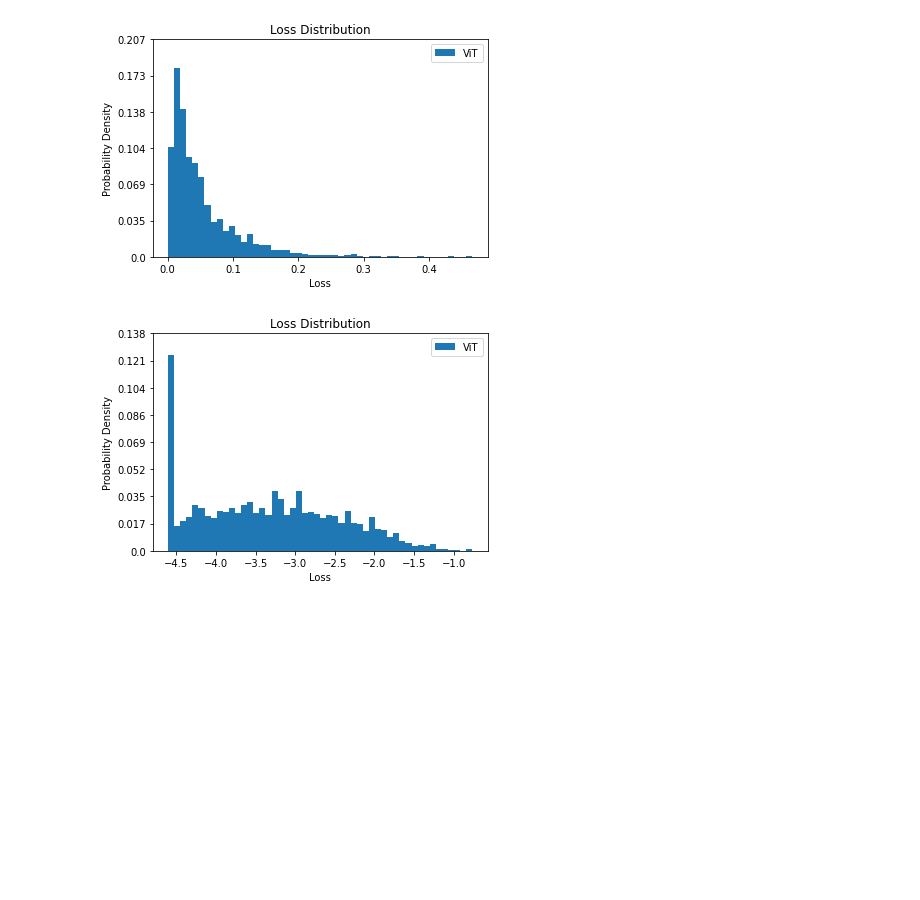
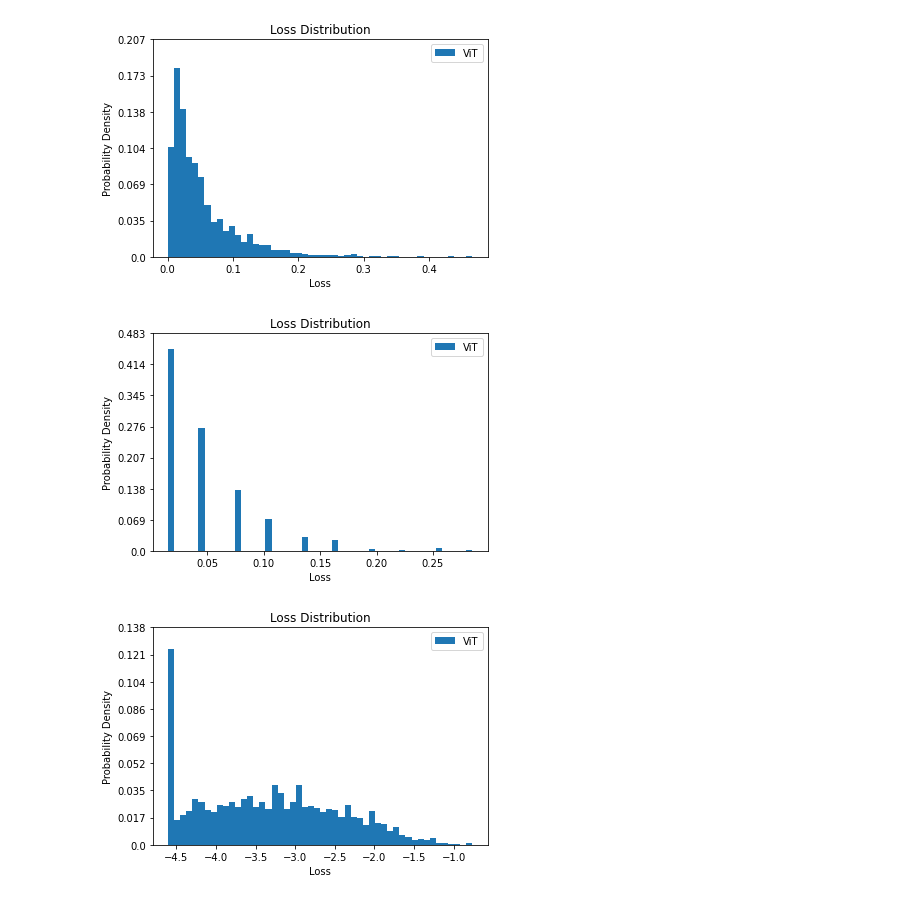
Before and after one commit to susanbao/pytorch-segmentation, a Jupyter notebook: estimated_loss_analysis.ipynb, the cells around one changed output. Saved outputs shown, nothing was run; the diff lists cells and outputs as text; code cells hidden in the pictures; blank space fills up the shorter version.

```diff
--- a/estimated_loss_analysis.ipynb
+++ b/estimated_loss_analysis.ipynb
@@ -57,6 +57,11 @@ val_loss = np_read("/workspace/pytorch-segmentation/pro_data/PSPNet_VOC/val/imag
 display_data_hist(val_loss)
 # %% [output]
 [figure]
+# %%
+val_estimated_loss = np.array(read_one_results("/workspace/ViT-pytorch/output/ViT-output-PSPNet-VOC-train-ordinal_losses_3800.json")['losses'])
+display_data_hist(val_estimated_loss)
+# %% [output]
+[figure, added]
 # %%
 temp_loss = np.copy(val_loss)
 temp_loss[temp_loss<0.01]=0.01
```
Also changed, not shown: 3 other files.
